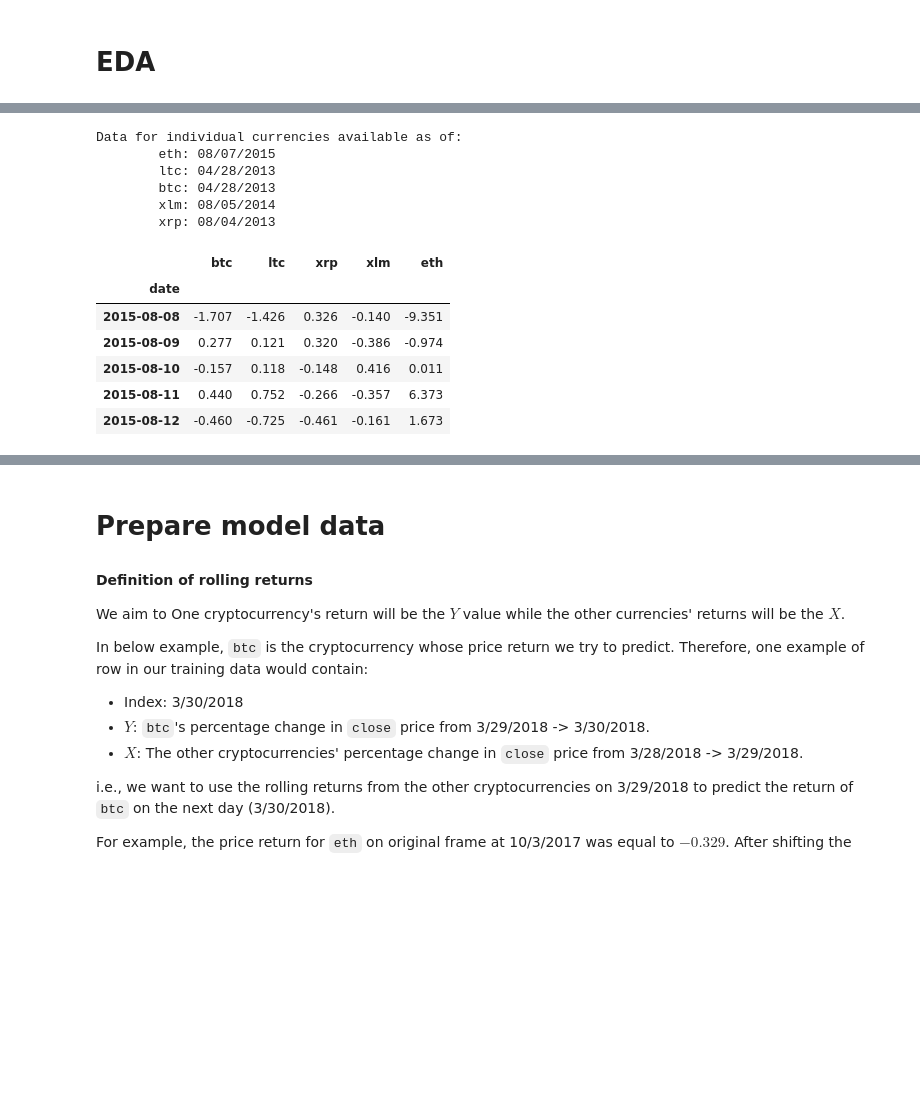
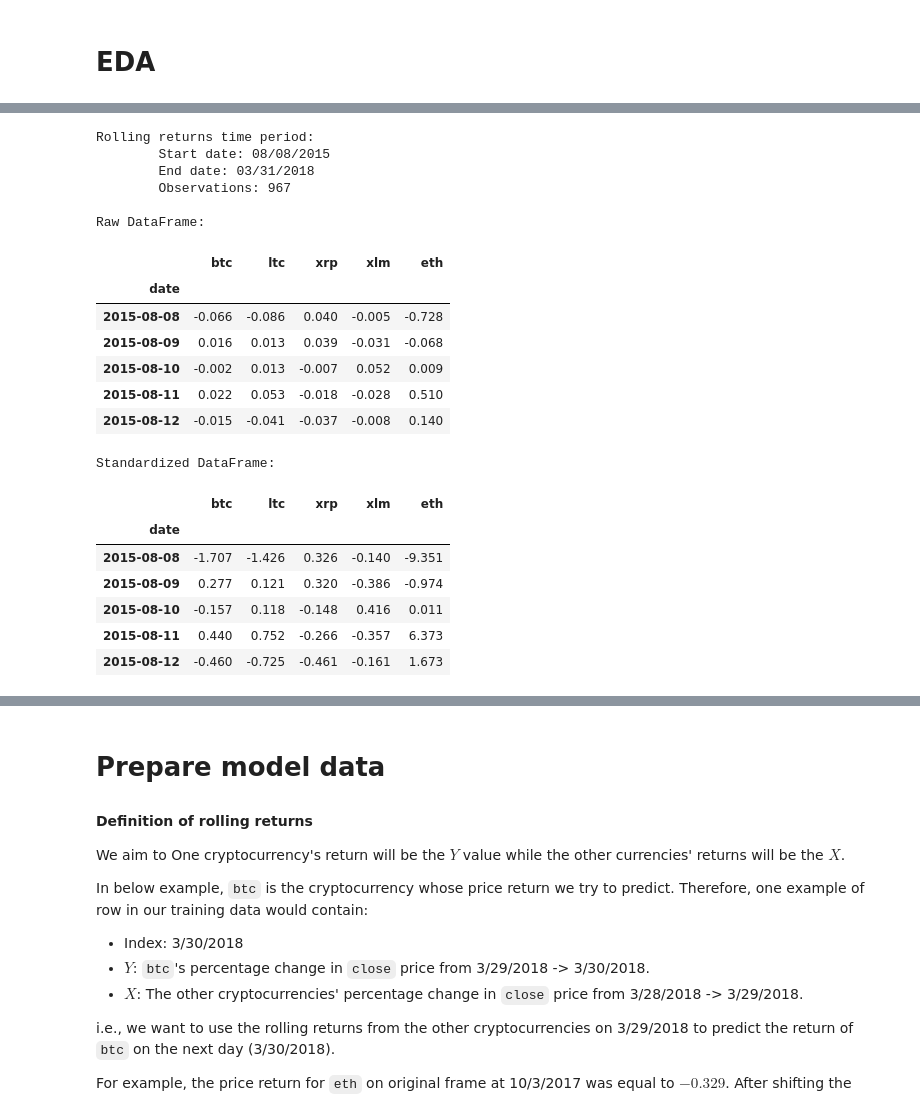
Before and after one commit to dastjerdi/crypto-ml, a Jupyter notebook: crypto_ml.ipynb, the cells around one changed output, grey strips where cells are left out. Saved outputs shown, nothing was run; the diff lists cells and outputs as text; code cells hidden in the pictures; blank space fills up the shorter version.

```diff
--- a/crypto_ml.ipynb
+++ b/crypto_ml.ipynb
@@ -63,20 +80,39 @@ crypto_df = crypu.load_returns_matrix (CRYPTO_SCOPE, end_date=end_date,
-# %%
-print('Data for individual currencies available as of:')
-for crypto, min_date in crypu.crypto_min_dates.items():
-    print('\t{0}: {1}'.format(crypto, min_date.strftime("%m/%d/%Y")))
-
-crypto_df.head()
-# %% [output]
-Data for individual currencies available as of:
-        eth: 08/07/2015
-        ltc: 04/28/2013
-        btc: 04/28/2013
-        xlm: 08/05/2014
-        xrp: 08/04/2013
-|  | btc | ltc | xrp | xlm | eth |
-| date |  |  |  |  |  |
-| 2015-08-08 | -1.707 | -1.426 | 0.326 | -0.140 | -9.351 |
-| 2015-08-09 | 0.277 | 0.121 | 0.320 | -0.386 | -0.974 |
-| 2015-08-10 | -0.157 | 0.118 | -0.148 | 0.416 | 0.011 |
-| 2015-08-11 | 0.440 | 0.752 | -0.266 | -0.357 | 6.373 |
-| 2015-08-12 | -0.460 | -0.725 | -0.461 | -0.161 | 1.673 |
+# %%
+analysis_start_dt = pd.to_datetime(crypto_df_raw.index.values.min())
+# No reason start dates should be different for raw and standardized
+# DataFrames.
+assert analysis_start_dt == crypto_df_std.index.values.min()
+assert analysis_end_dt == crypto_df_std.index.values.max()
+
+analysis_daycount = (analysis_end_dt - analysis_start_dt).days
+
+print('Rolling returns time period:')
+print('\tStart date: {}'.format(fmt_date(analysis_start_dt)))
+print('\tEnd date: {}'.format(fmt_date(crypto_df_raw.index.values.max())))
+print('\tObservations: {}'.format(crypto_df_raw.shape[0]))
+print('\nRaw DataFrame:')
+display(crypto_df_raw.head())
+print('Standardized DataFrame:')
+display(crypto_df_std.head())
+# %% [output]
+Rolling returns time period:
+        Start date: 08/08/2015
+        End date: 03/31/2018
+        Observations: 967
+
+Raw DataFrame:
+|  | btc | ltc | xrp | xlm | eth |
+| date |  |  |  |  |  |
+| 2015-08-08 | -0.066 | -0.086 | 0.040 | -0.005 | -0.728 |
+| 2015-08-09 | 0.016 | 0.013 | 0.039 | -0.031 | -0.068 |
+| 2015-08-10 | -0.002 | 0.013 | -0.007 | 0.052 | 0.009 |
+| 2015-08-11 | 0.022 | 0.053 | -0.018 | -0.028 | 0.510 |
+| 2015-08-12 | -0.015 | -0.041 | -0.037 | -0.008 | 0.140 |
+Standardized DataFrame:
+|  | btc | ltc | xrp | xlm | eth |
+| date |  |  |  |  |  |
+| 2015-08-08 | -1.707 | -1.426 | 0.326 | -0.140 | -9.351 |
+| 2015-08-09 | 0.277 | 0.121 | 0.320 | -0.386 | -0.974 |
+| 2015-08-10 | -0.157 | 0.118 | -0.148 | 0.416 | 0.011 |
+| 2015-08-11 | 0.440 | 0.752 | -0.266 | -0.357 | 6.373 |
+| 2015-08-12 | -0.460 | -0.725 | -0.461 | -0.161 | 1.673 |
```
Also changed, not shown: parts of 7 cells of this notebook, 2 other files.
